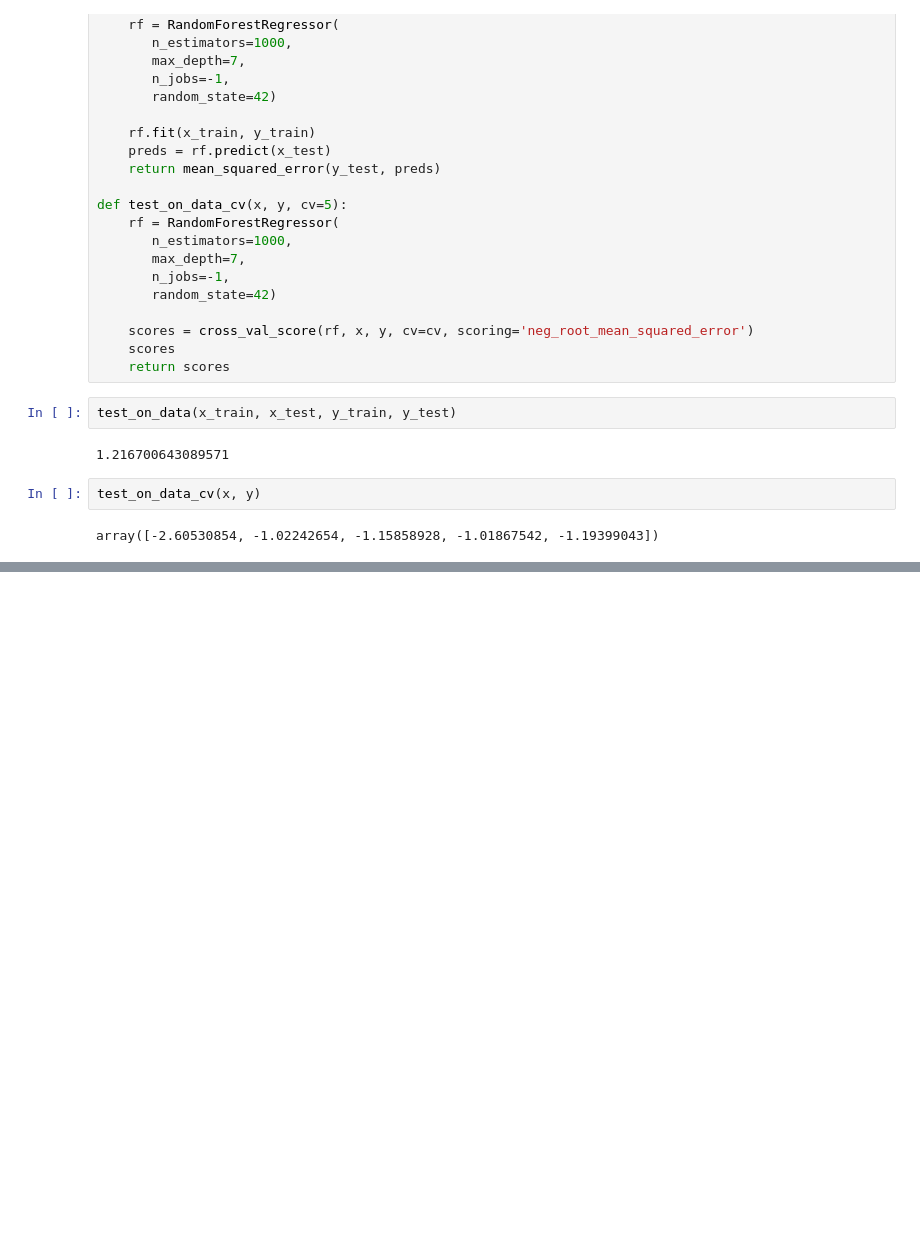
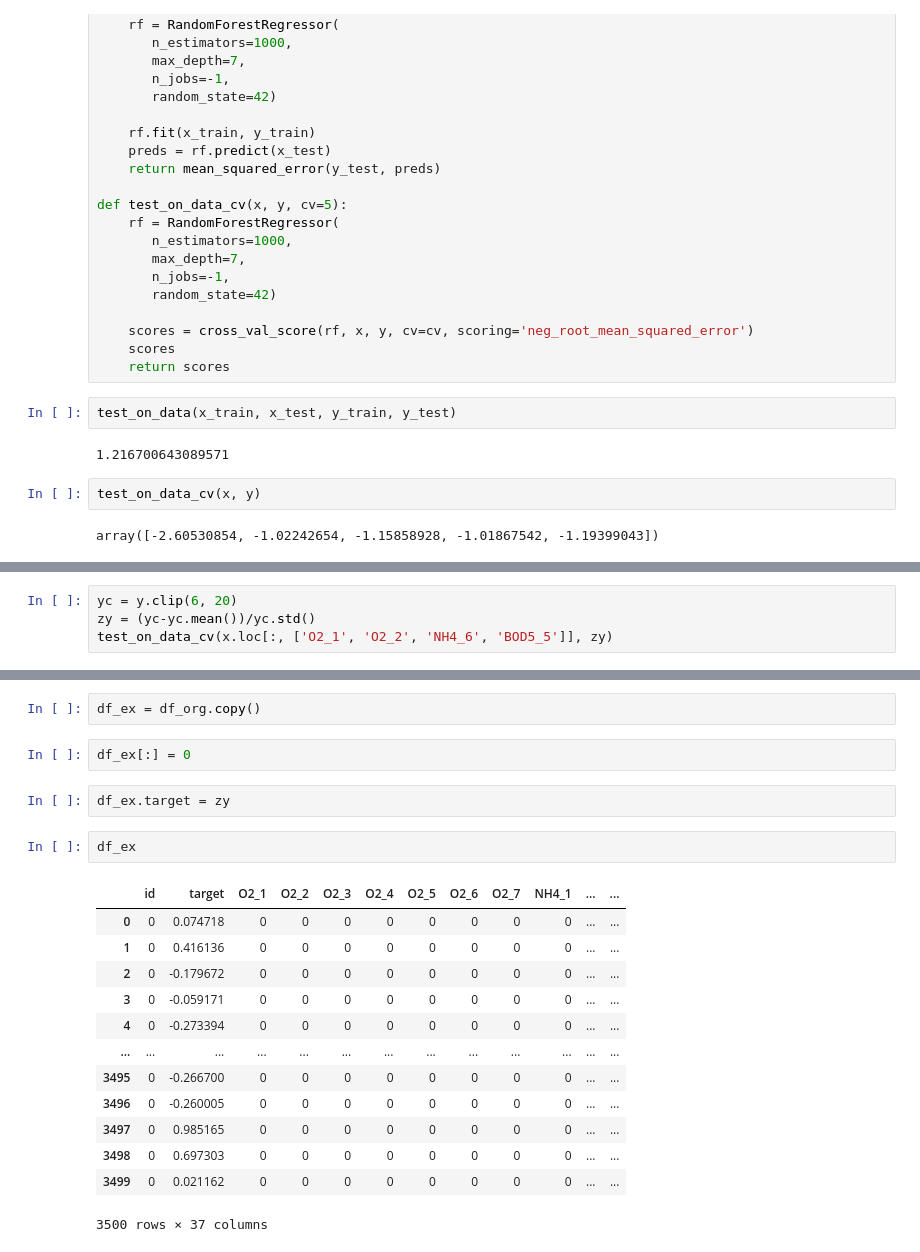
Before and after one commit to ameram/dissolved_o2_augmentation, a Jupyter notebook: playground_v3.ipynb, the cells around one changed output, grey strips where cells are left out. Drawn from its saved outputs; the diff is of its cells as text; blank space fills up the shorter version.

```diff
--- a/playground_v3.ipynb
+++ b/playground_v3.ipynb
@@ -93,0 +113,4 @@ array([-2.60530854, -1.02242654, -1.15858928, -1.01867542, -1.19399043])
+# %%
+yc = y.clip(6, 20)
+zy = (yc-yc.mean())/yc.std()
+test_on_data_cv(x.loc[:, ['O2_1', 'O2_2', 'NH4_6', 'BOD5_5']], zy)
@@ -93,0 +134,22 @@ array([-2.60530854, -1.02242654, -1.15858928, -1.01867542, -1.19399043])
+# %%
+df_ex = df_org.copy()
+# %%
+df_ex[:] = 0
+# %%
+df_ex.target = zy
+# %%
+df_ex
+# %% [output]
+|  | id | target | O2_1 | O2_2 | O2_3 | O2_4 | O2_5 | O2_6 | O2_7 | NH4_1 | ... | ... |
+| 0 | 0 | 0.074718 | 0 | 0 | 0 | 0 | 0 | 0 | 0 | 0 | ... | ... |
+| 1 | 0 | 0.416136 | 0 | 0 | 0 | 0 | 0 | 0 | 0 | 0 | ... | ... |
+| 2 | 0 | -0.179672 | 0 | 0 | 0 | 0 | 0 | 0 | 0 | 0 | ... | ... |
+| 3 | 0 | -0.059171 | 0 | 0 | 0 | 0 | 0 | 0 | 0 | 0 | ... | ... |
+| 4 | 0 | -0.273394 | 0 | 0 | 0 | 0 | 0 | 0 | 0 | 0 | ... | ... |
+| ... | ... | ... | ... | ... | ... | ... | ... | ... | ... | ... | ... | ... |
+| 3495 | 0 | -0.266700 | 0 | 0 | 0 | 0 | 0 | 0 | 0 | 0 | ... | ... |
+| 3496 | 0 | -0.260005 | 0 | 0 | 0 | 0 | 0 | 0 | 0 | 0 | ... | ... |
+| 3497 | 0 | 0.985165 | 0 | 0 | 0 | 0 | 0 | 0 | 0 | 0 | ... | ... |
+| 3498 | 0 | 0.697303 | 0 | 0 | 0 | 0 | 0 | 0 | 0 | 0 | ... | ... |
+| 3499 | 0 | 0.021162 | 0 | 0 | 0 | 0 | 0 | 0 | 0 | 0 | ... | ... |
+3500 rows × 37 columns
```
Also changed, not shown: parts of 23 cells of this notebook, 1 other file.
